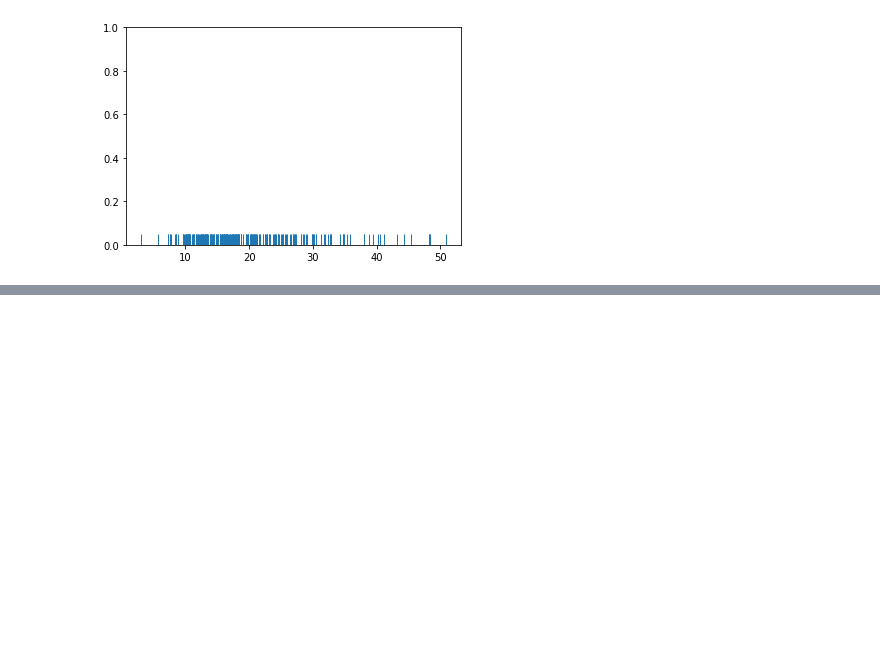
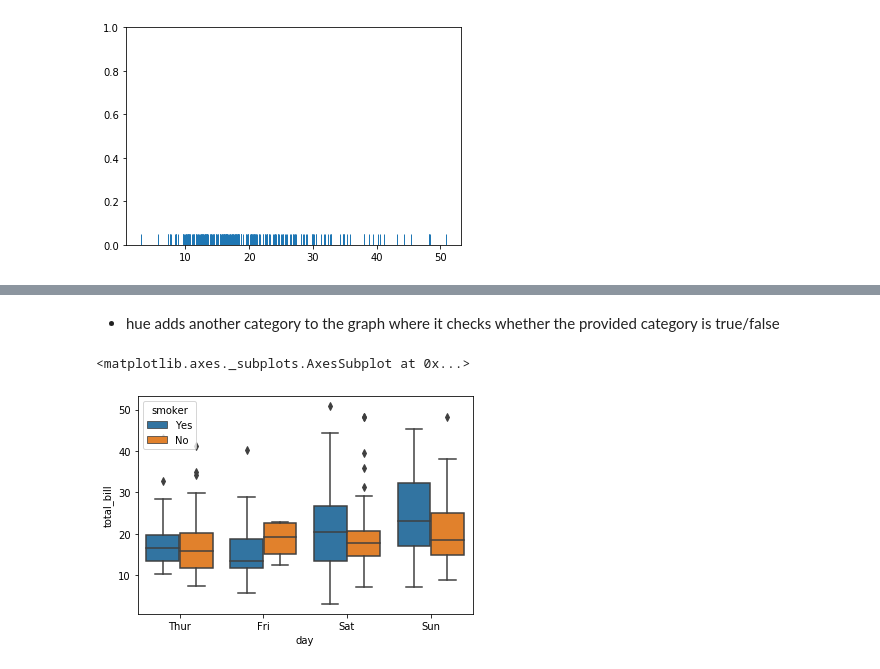
Before and after one commit to PravinSelva5/Data-Science-Machine-Learning, a Jupyter notebook: Data-Visualization-with-Seaborn/Seaborn Module Notes.ipynb, the cells around one changed output, grey strips where cells are left out. Drawn from its saved outputs; the diff is of its cells as text; code cells hidden in the pictures; blank space fills up the shorter version.

```diff
--- a/Data-Visualization-with-Seaborn/Seaborn Module Notes.ipynb
+++ b/Data-Visualization-with-Seaborn/Seaborn Module Notes.ipynb
@@ -98,0 +113,7 @@ plt.ylim(0,1)
+# %% [markdown]
+- hue adds another category to the graph where it checks whether the provided category is true/false
+# %%
+sns.boxplot(x='day',y='total_bill', data=tips, hue='smoker')
+# %% [output]
+<matplotlib.axes._subplots.AxesSubplot at 0x...>
+[figure, added]
```
Also changed, not shown: parts of 13 cells of this notebook.
